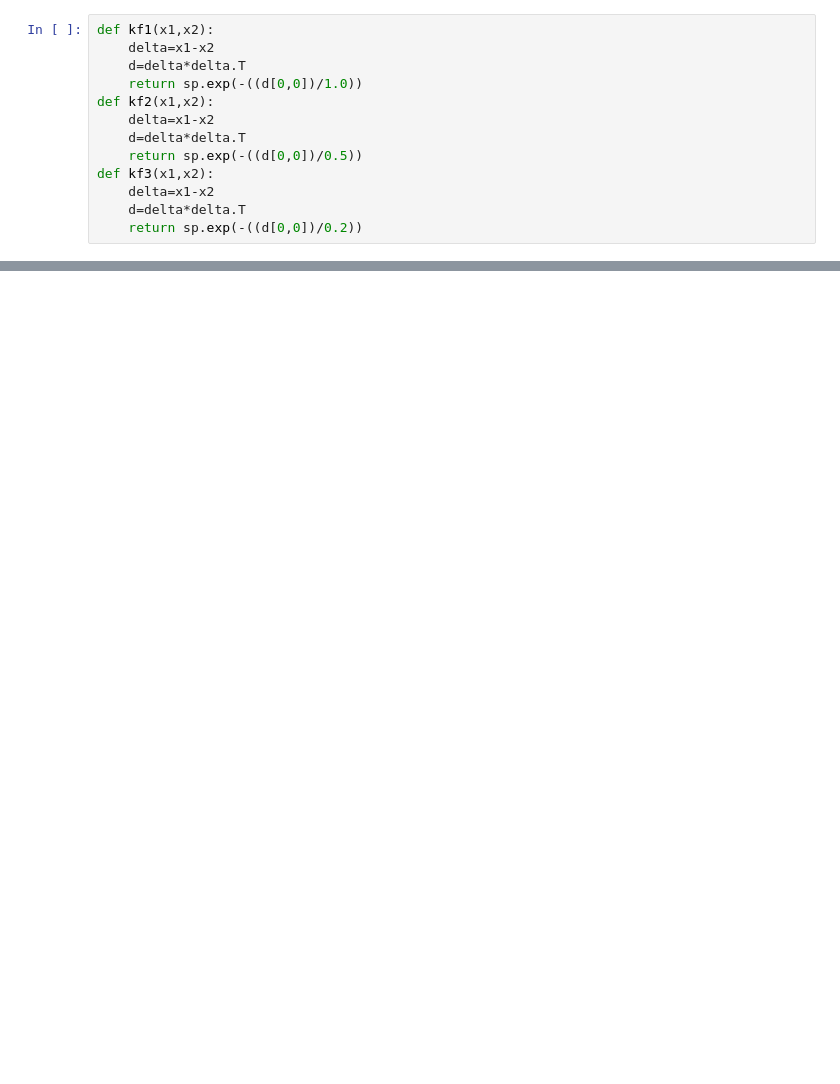
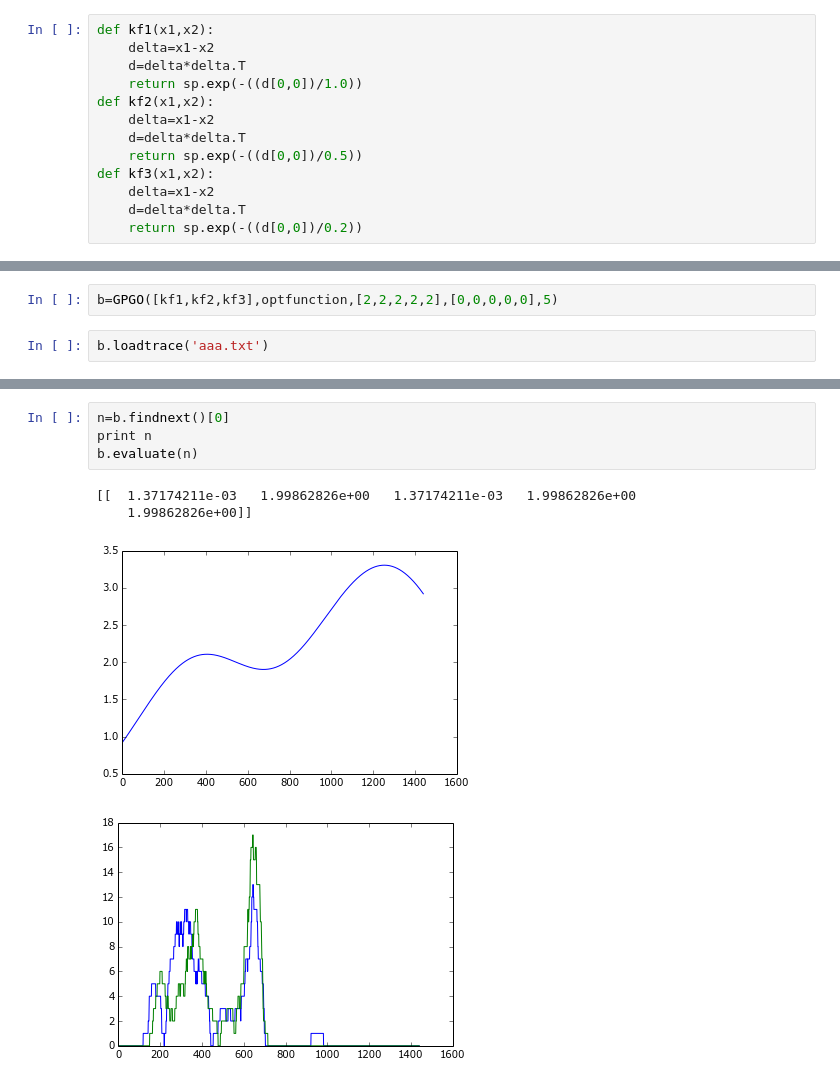
Before and after one commit to markm541374/tariffset, a Jupyter notebook: GPGO.ipynb, the cells around one changed output, grey strips where cells are left out. Cells and saved outputs as stored; diff of their text form; blank space fills up the shorter version.

```diff
--- a/GPGO.ipynb
+++ b/GPGO.ipynb
@@ -337,0 +351,4 @@ Found optimum: [[  1.99862826e+00   1.37174211e-03   1.99862826e+00   1.37174211
+# %%
+b=GPGO([kf1,kf2,kf3],optfunction,[2,2,2,2,2],[0,0,0,0,0],5)
+# %%
+b.loadtrace('aaa.txt')
@@ -337,0 +414,9 @@ Found optimum: [[  1.99862826e+00   1.37174211e-03   1.99862826e+00   1.37174211
+# %%
+n=b.findnext()[0]
+print n
+b.evaluate(n)
+# %% [output]
+[[  1.37174211e-03   1.99862826e+00   1.37174211e-03   1.99862826e+00
+    1.99862826e+00]]
+[figure, added]
+[figure, added]
```
Also changed, not shown: parts of 10 cells of this notebook.
